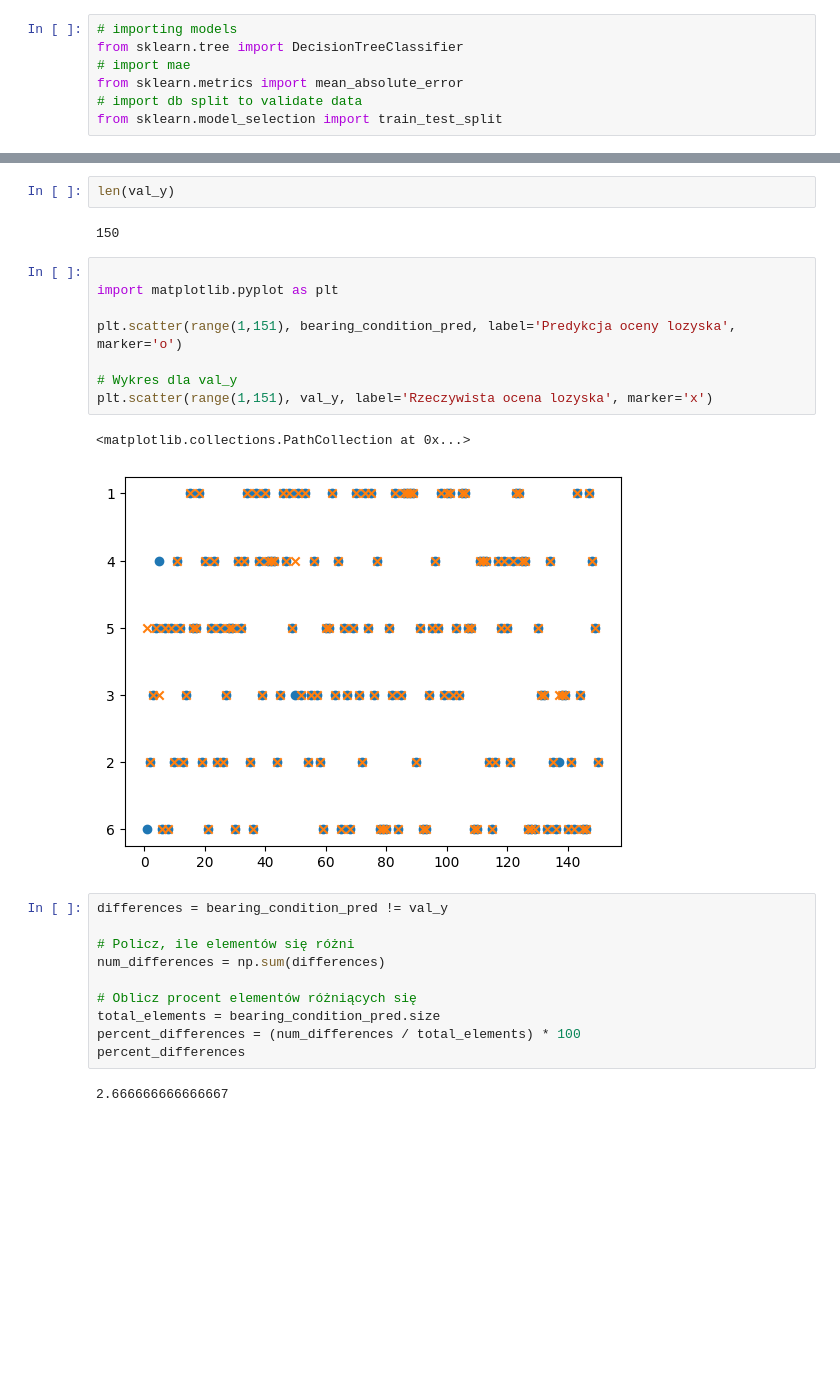
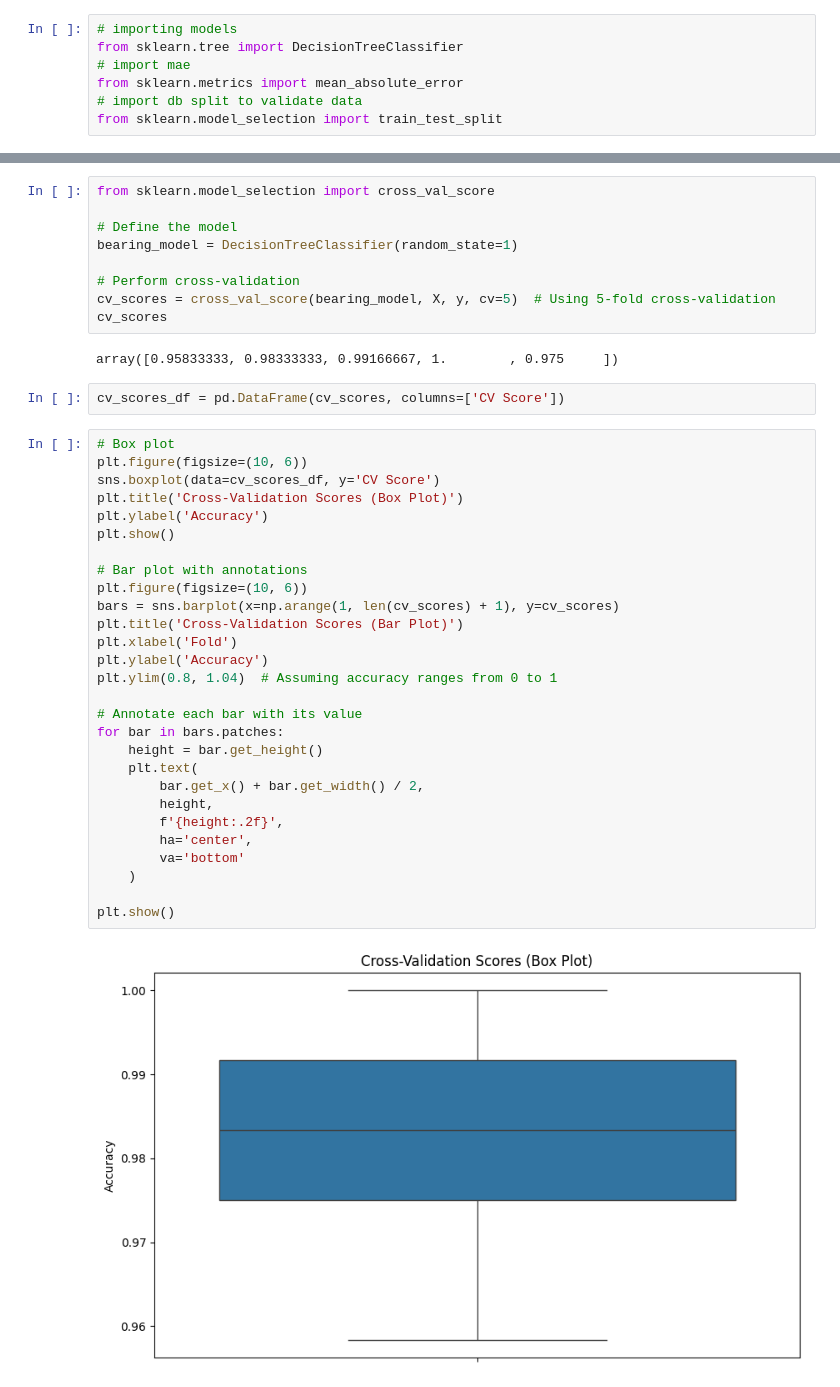
Before and after one commit to Mikaelow/Praca-inzynierska, a Jupyter notebook: lozyska.ipynb, the cells around one changed output, grey strips where cells are left out. Saved outputs shown, nothing was run; the diff lists cells and outputs as text; blank space fills up the shorter version.

Commit message:
added cross validation

```diff
--- a/lozyska.ipynb
+++ b/lozyska.ipynb
@@ -364,27 +348,43 @@ type(bearing_condition_pred), type(val_y)
-# %%
-len(val_y)
-# %% [output]
-150
-# %%
-
-import matplotlib.pyplot as plt
-
-plt.scatter(range(1,151), bearing_condition_pred, label='Predykcja oceny lozyska', marker='o')
-
-# Wykres dla val_y
-plt.scatter(range(1,151), val_y, label='Rzeczywista ocena lozyska', marker='x')
-# %% [output]
-<matplotlib.collections.PathCollection at 0x...>
-[figure, removed]
-# %%
-differences = bearing_condition_pred != val_y
-
-# Policz, ile elementów się różni
-num_differences = np.sum(differences)
-
-# Oblicz procent elementów różniących się
-total_elements = bearing_condition_pred.size
-percent_differences = (num_differences / total_elements) * 100
-percent_differences
-# %% [output]
-2.666666666666667
+# %%
+from sklearn.model_selection import cross_val_score
+
+# Define the model
+bearing_model = DecisionTreeClassifier(random_state=1)
+
+# Perform cross-validation
+cv_scores = cross_val_score(bearing_model, X, y, cv=5)  # Using 5-fold cross-validation
+cv_scores
+# %% [output]
+array([0.95833333, 0.98333333, 0.99166667, 1.        , 0.975     ])
+# %%
+cv_scores_df = pd.DataFrame(cv_scores, columns=['CV Score'])
+# %%
+# Box plot
+plt.figure(figsize=(10, 6))
+sns.boxplot(data=cv_scores_df, y='CV Score')
+plt.title('Cross-Validation Scores (Box Plot)')
+plt.ylabel('Accuracy')
+plt.show()
+
+# Bar plot with annotations
+plt.figure(figsize=(10, 6))
+bars = sns.barplot(x=np.arange(1, len(cv_scores) + 1), y=cv_scores)
+plt.title('Cross-Validation Scores (Bar Plot)')
+plt.xlabel('Fold')
+plt.ylabel('Accuracy')
+plt.ylim(0.8, 1.04)  # Assuming accuracy ranges from 0 to 1
+
+# Annotate each bar with its value
+for bar in bars.patches:
+    height = bar.get_height()
+    plt.text(
+        bar.get_x() + bar.get_width() / 2,
+        height,
+        f'{height:.2f}',
+        ha='center',
+        va='bottom'
+    )
+
+plt.show()
+# %% [output]
+[figure, added]
```
Also changed, not shown: parts of 3 cells of this notebook.
